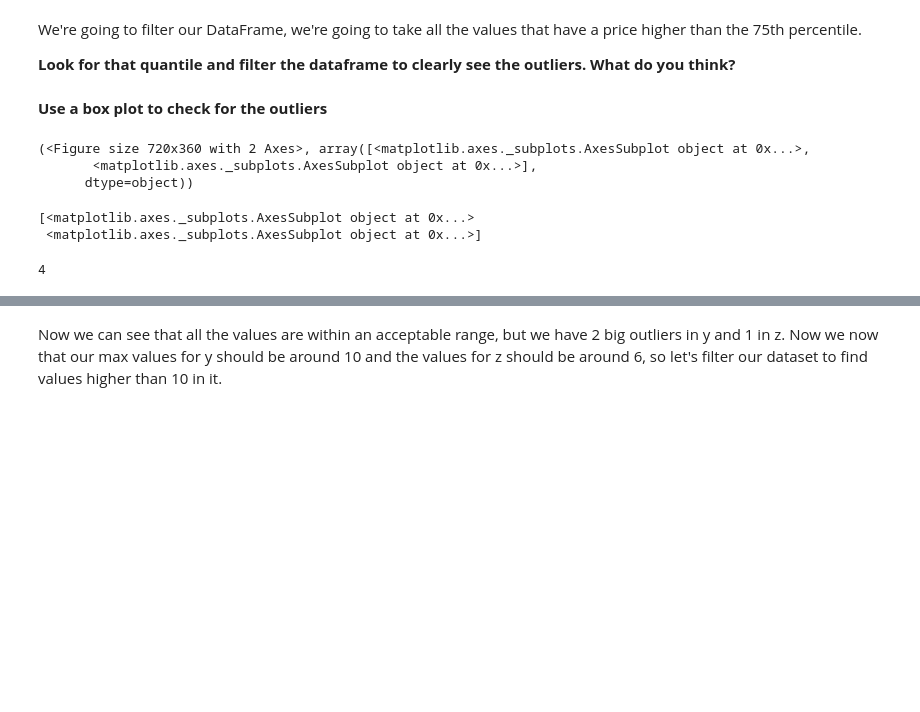
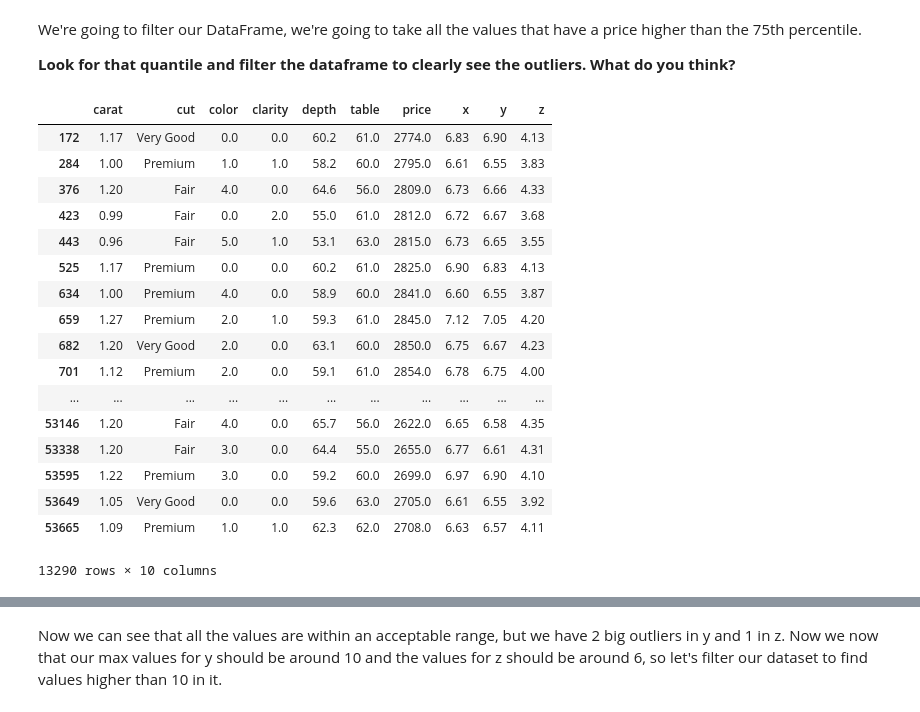
Before and after one commit to ta-data-bcn/Review-W4-Data-Cleaning-And-Descriptive-Statistics, a Jupyter notebook: code/1.- Data Cleaning.ipynb, the cells around one changed output, grey strips where cells are left out. Saved outputs shown, nothing was run; the diff lists cells and outputs as text; code cells hidden in the pictures; blank space fills up the shorter version.

```diff
--- a/code/1.- Data Cleaning.ipynb
+++ b/code/1.- Data Cleaning.ipynb
@@ -335,16 +369,3 @@ We're going to filter our DataFrame, we're going to take all the values that hav
 **Look for that quantile and filter the dataframe to clearly see the outliers. What do you think?**
 # %%
 #your code here
-# %% [markdown]
-**Use a box plot to check for the outliers**
-# %%
-print(fig)
-# %% [output]
-(<Figure size 720x360 with 2 Axes>, array([<matplotlib.axes._subplots.AxesSubplot object at 0x...>,
-       <matplotlib.axes._subplots.AxesSubplot object at 0x...>],
-      dtype=object))
-# %%
-print(ax)
-# %% [output]
-[<matplotlib.axes._subplots.AxesSubplot object at 0x...>
- <matplotlib.axes._subplots.AxesSubplot object at 0x...>]
@@ -353,4 +372,23 @@ a, b, c = [4, 5, 5]
-# %%
-a
-# %% [output]
-4
+# %%
+#Solution
+quantile75 = diamonds.y.quantile(0.75)
+diamonds[diamonds.y > quantile75]
+# %% [output]
+|  | carat | cut | color | clarity | depth | table | price | x | y | z |
+| 172 | 1.17 | Very Good | 0.0 | 0.0 | 60.2 | 61.0 | 2774.0 | 6.83 | 6.90 | 4.13 |
+| 284 | 1.00 | Premium | 1.0 | 1.0 | 58.2 | 60.0 | 2795.0 | 6.61 | 6.55 | 3.83 |
+| 376 | 1.20 | Fair | 4.0 | 0.0 | 64.6 | 56.0 | 2809.0 | 6.73 | 6.66 | 4.33 |
+| 423 | 0.99 | Fair | 0.0 | 2.0 | 55.0 | 61.0 | 2812.0 | 6.72 | 6.67 | 3.68 |
+| 443 | 0.96 | Fair | 5.0 | 1.0 | 53.1 | 63.0 | 2815.0 | 6.73 | 6.65 | 3.55 |
+| 525 | 1.17 | Premium | 0.0 | 0.0 | 60.2 | 61.0 | 2825.0 | 6.90 | 6.83 | 4.13 |
+| 634 | 1.00 | Premium | 4.0 | 0.0 | 58.9 | 60.0 | 2841.0 | 6.60 | 6.55 | 3.87 |
+| 659 | 1.27 | Premium | 2.0 | 1.0 | 59.3 | 61.0 | 2845.0 | 7.12 | 7.05 | 4.20 |
+| 682 | 1.20 | Very Good | 2.0 | 0.0 | 63.1 | 60.0 | 2850.0 | 6.75 | 6.67 | 4.23 |
+| 701 | 1.12 | Premium | 2.0 | 0.0 | 59.1 | 61.0 | 2854.0 | 6.78 | 6.75 | 4.00 |
+| ... | ... | ... | ... | ... | ... | ... | ... | ... | ... | ... |
+| 53146 | 1.20 | Fair | 4.0 | 0.0 | 65.7 | 56.0 | 2622.0 | 6.65 | 6.58 | 4.35 |
+| 53338 | 1.20 | Fair | 3.0 | 0.0 | 64.4 | 55.0 | 2655.0 | 6.77 | 6.61 | 4.31 |
+| 53595 | 1.22 | Premium | 3.0 | 0.0 | 59.2 | 60.0 | 2699.0 | 6.97 | 6.90 | 4.10 |
+| 53649 | 1.05 | Very Good | 0.0 | 0.0 | 59.6 | 63.0 | 2705.0 | 6.61 | 6.55 | 3.92 |
+| 53665 | 1.09 | Premium | 1.0 | 1.0 | 62.3 | 62.0 | 2708.0 | 6.63 | 6.57 | 4.11 |
+13290 rows × 10 columns
```
Also changed, not shown: parts of 98 cells of this notebook, 1 other file.
